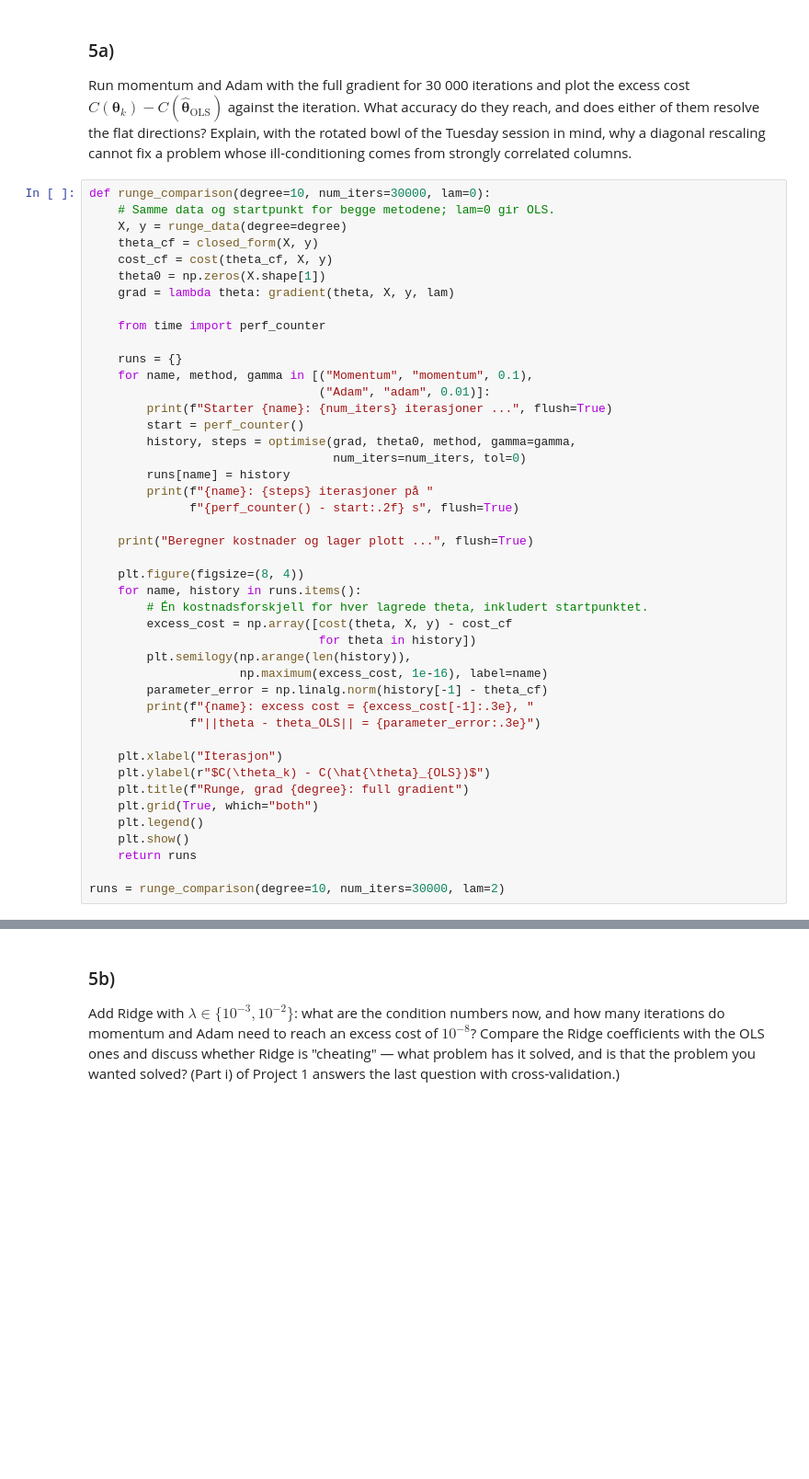
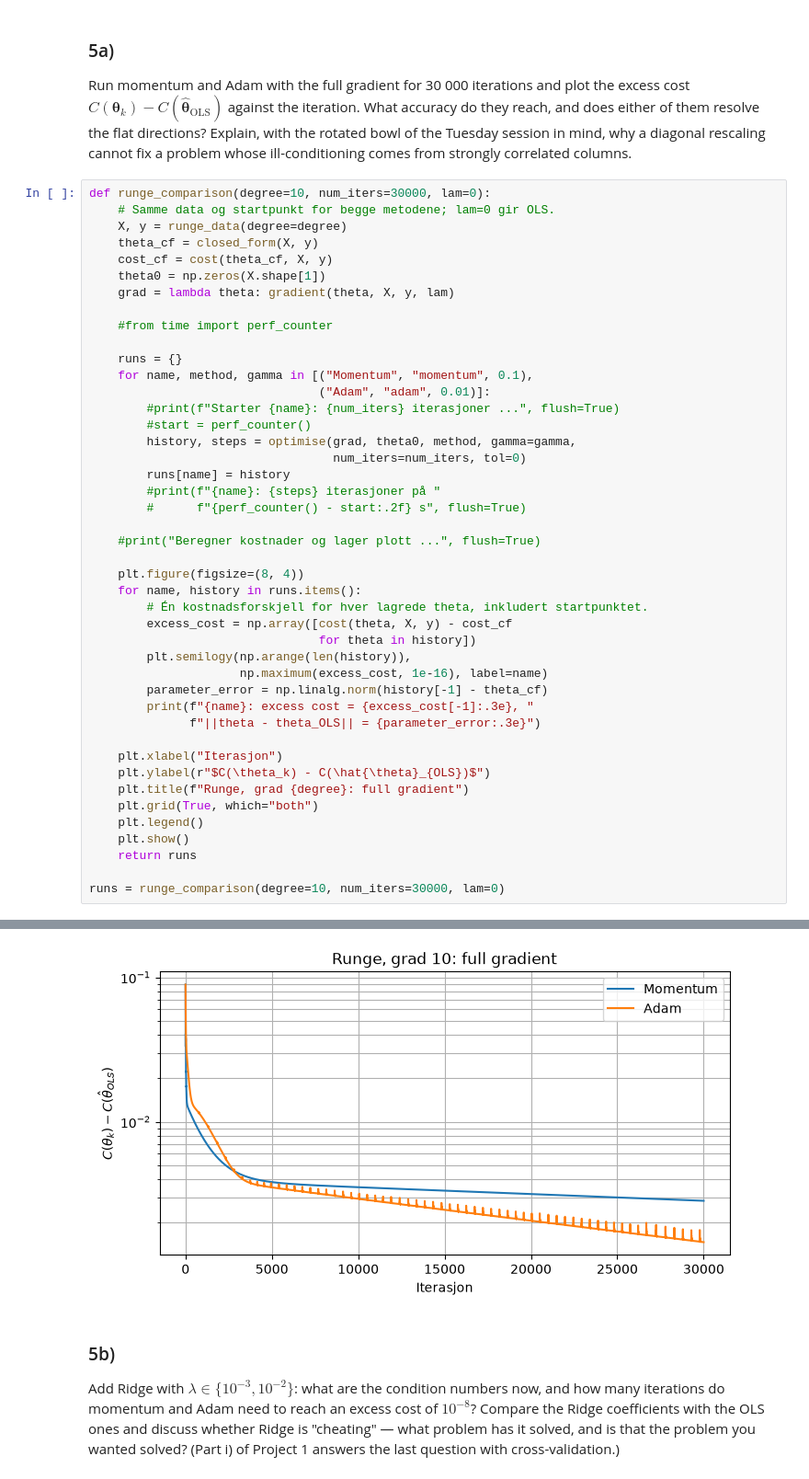
Before and after one commit to Timholmen96/MachineLearningUiO, a Jupyter notebook: doc/WeeklyMaterial/week38/exercisesweek38.ipynb, the cells around one changed output, grey strips where cells are left out. Shown at 92% size. Cells and saved outputs as stored; diff of their text form; blank space fills up the shorter version.

```diff
--- a/doc/WeeklyMaterial/week38/exercisesweek38.ipynb
+++ b/doc/WeeklyMaterial/week38/exercisesweek38.ipynb
@@ -889,20 +896,20 @@ def runge_comparison(degree=10, num_iters=30000, lam=0):
     theta0 = np.zeros(X.shape[1])
     grad = lambda theta: gradient(theta, X, y, lam)
 
-    from time import perf_counter
+    #from time import perf_counter
 
     runs = {}
     for name, method, gamma in [("Momentum", "momentum", 0.1),
                                 ("Adam", "adam", 0.01)]:
-        print(f"Starter {name}: {num_iters} iterasjoner ...", flush=True)
-        start = perf_counter()
+        #print(f"Starter {name}: {num_iters} iterasjoner ...", flush=True)
+        #start = perf_counter()
         history, steps = optimise(grad, theta0, method, gamma=gamma,
                                   num_iters=num_iters, tol=0)
         runs[name] = history
-        print(f"{name}: {steps} iterasjoner på "
-              f"{perf_counter() - start:.2f} s", flush=True)
+        #print(f"{name}: {steps} iterasjoner på "
+        #      f"{perf_counter() - start:.2f} s", flush=True)
 
-    print("Beregner kostnader og lager plott ...", flush=True)
+    #print("Beregner kostnader og lager plott ...", flush=True)
 
     plt.figure(figsize=(8, 4))
     for name, history in runs.items():
@@ -923,5 +930,5 @@ def runge_comparison(degree=10, num_iters=30000, lam=0):
     plt.show()
     return runs
 
-runs = runge_comparison(degree=10, num_iters=30000, lam=2)
+runs = runge_comparison(degree=10, num_iters=30000, lam=0)
 # %% [output]
@@ -929,3 +937,4 @@ NameError: name 'runge_data' is not defined
+[figure, added]
 # %% [markdown]
 ### 5b)
 
```
Also changed, not shown: parts of 3 cells of this notebook.
